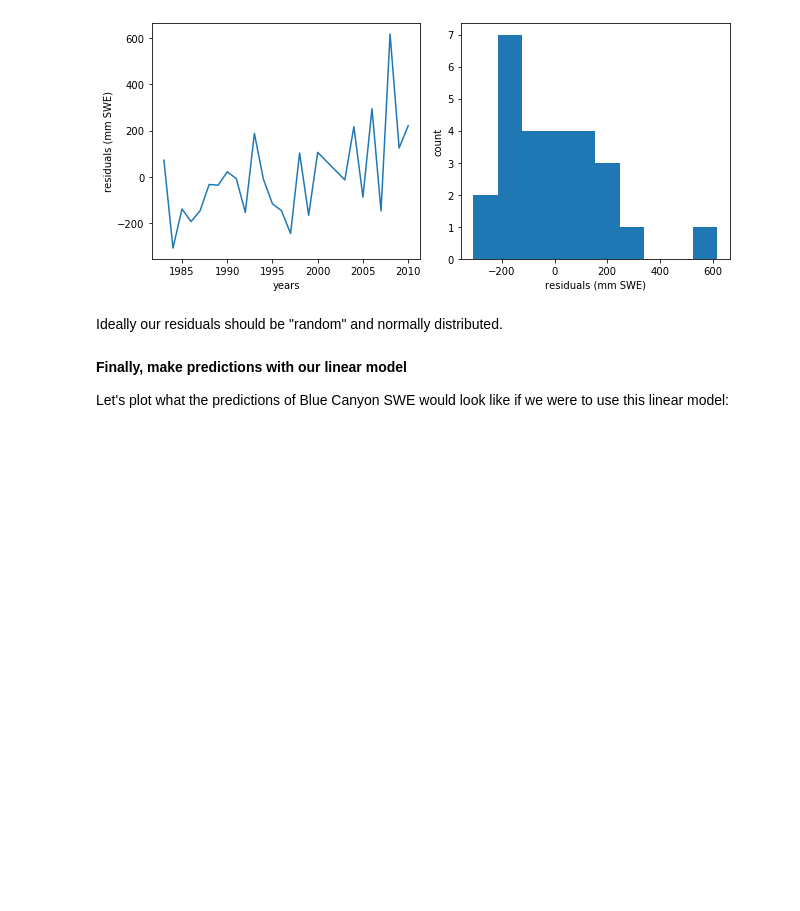
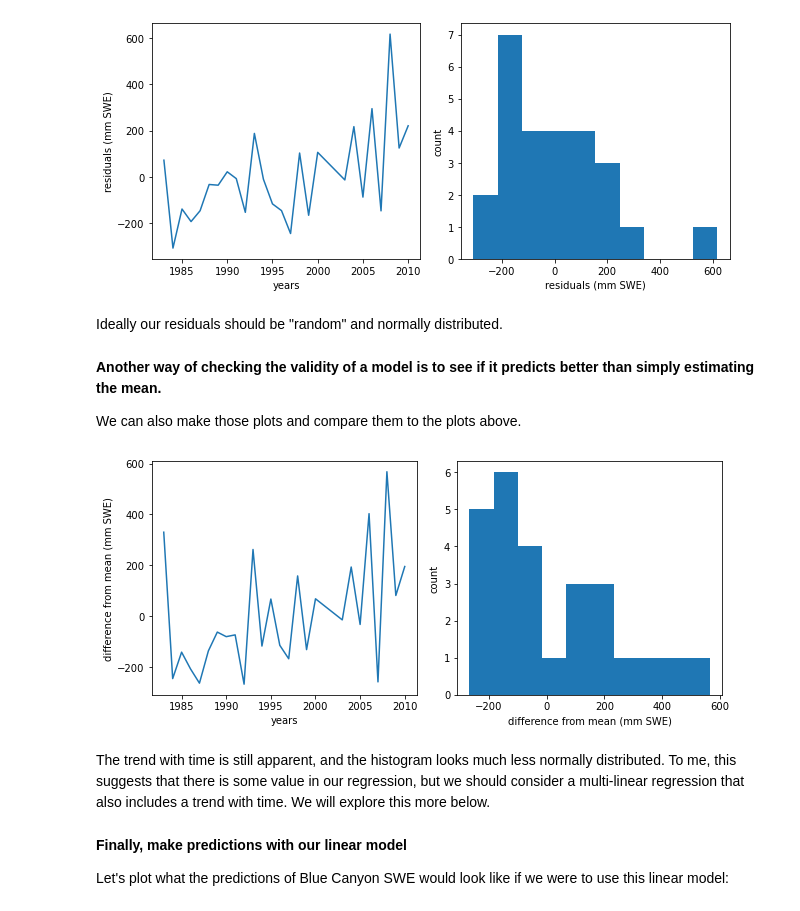
Before and after one commit to Mountain-Hydrology-Research-Group/data-analysis, a Jupyter notebook: modules/lab5/lab5-1.ipynb, the cells around one changed output. Drawn from its saved outputs; the diff is of its cells as text; code cells hidden in the pictures; blank space fills up the shorter version.

```diff
--- a/modules/lab5/lab5-1.ipynb
+++ b/modules/lab5/lab5-1.ipynb
@@ -142,6 +142,29 @@ f.tight_layout()
 [figure]
 # %% [markdown]
 Ideally our residuals should be "random" and normally distributed.
+# %% [markdown]
+**Another way of checking the validity of a model is to see if it predicts better than simply estimating the mean.**
+
+We can also make those plots and compare them to the plots above.
+# %%
+meanBC = np.mean(data.BLC_max)
+diffmean = data.BLC_max - meanBC
+
+f, (ax1, ax2) = plt.subplots(1,2,figsize=(9,4))
+
+ax1.plot(data.years,diffmean)
+ax1.set_xlabel('years')
+ax1.set_ylabel('difference from mean (mm SWE)')
+
+ax2.hist(diffmean)
+ax2.set_xlabel('difference from mean (mm SWE)')
+ax2.set_ylabel('count')
+
+f.tight_layout()
+# %% [output]
+[figure, added]
+# %% [markdown]
+The trend with time is still apparent, and the histogram looks much less normally distributed.  To me, this suggests that there is some value in our regression, but we should consider a multi-linear regression that also includes a trend with time.  We will explore this more below.
 # %% [markdown]
 **Finally, make predictions with our linear model**
 
```
Also changed, not shown: parts of 3 cells of this notebook, 1 other file.
